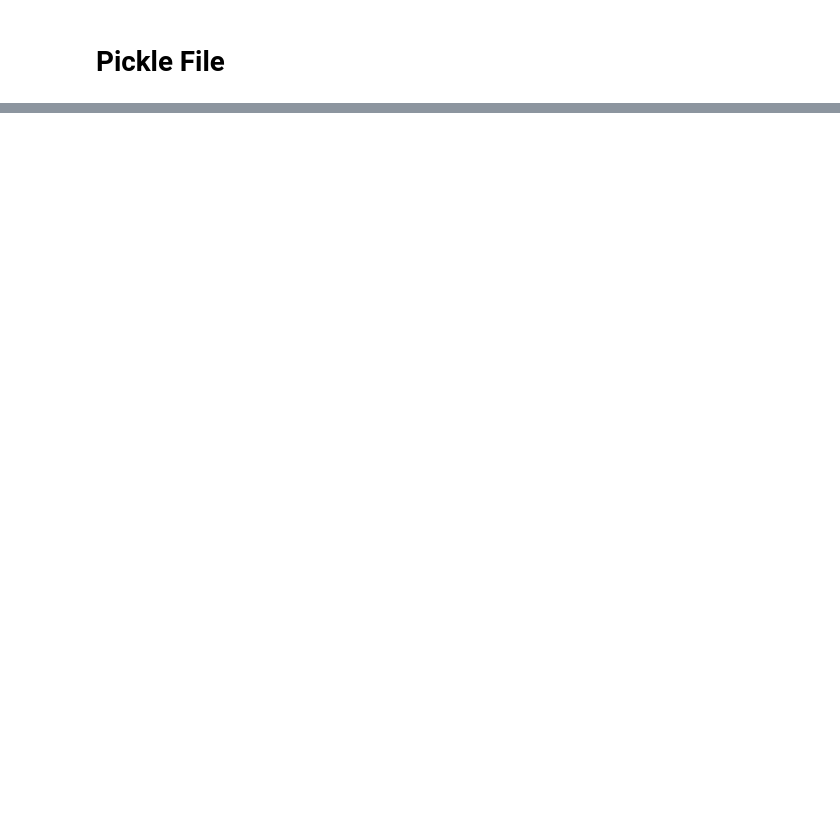
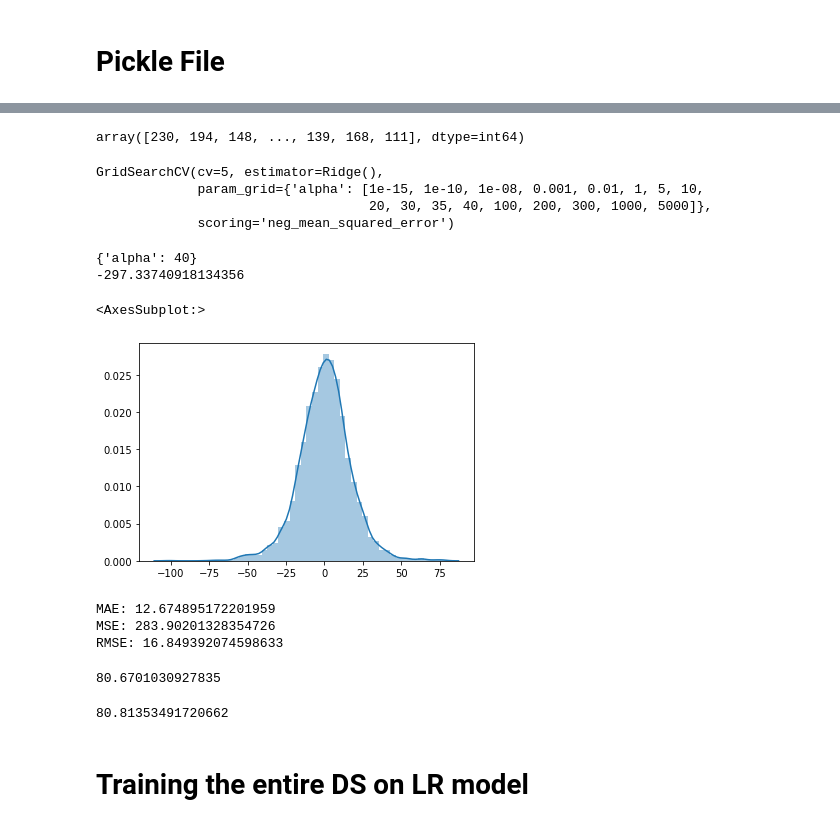
Before and after one commit to dhruvkp090/iplScorePred, a Jupyter notebook: IPL Score Prediction.ipynb, the cells around one changed output, grey strips where cells are left out. Cells and saved outputs as stored; diff of their text form; code cells hidden in the pictures; blank space fills up the shorter version.

Commit message:
Checking accuracy and other models to improve

```diff
--- a/IPL Score Prediction.ipynb
+++ b/IPL Score Prediction.ipynb
@@ -315,0 +445,9 @@ pickle.dump(rf, open(fileName, 'wb'))
+# %%
+X_train = train.drop(columns = 'total', axis = 1)
+X_test = test.drop(columns = 'total', axis = 1)
+
+Y_train = train['total'].values
+Y_test = test['total'].values
+# %%
+X_train.drop(labels = 'date', axis = True, inplace = True)
+X_test.drop(labels = 'date', axis = True, inplace = True)
@@ -315,0 +464,46 @@ pickle.dump(rf, open(fileName, 'wb'))
+# %%
+Y_train
+# %% [output]
+array([230, 194, 148, ..., 139, 168, 111], dtype=int64)
+# %%
+# Ridge Regression
+ridge=Ridge()
+parameters={'alpha':[1e-15,1e-10,1e-8,1e-3,1e-2,1,5,10,20,30,35, 40, 100, 200, 300, 1000, 5000]}
+ridge_regressor=GridSearchCV(ridge,parameters,scoring='neg_mean_squared_error',cv=5)
+ridge_regressor.fit(X_train,Y_train)
+# %% [output]
+GridSearchCV(cv=5, estimator=Ridge(),
+             param_grid={'alpha': [1e-15, 1e-10, 1e-08, 0.001, 0.01, 1, 5, 10,
+                                   20, 30, 35, 40, 100, 200, 300, 1000, 5000]},
+             scoring='neg_mean_squared_error')
+# %%
+print(ridge_regressor.best_params_)
+print(ridge_regressor.best_score_)
+# %% [output]
+{'alpha': 40}
+-297.33740918134356
+# %%
+prediction = ridge_regressor.predict(X_test)
+# %%
+snb.distplot(Y_test - prediction)
+# %% [output]
+<AxesSubplot:>
+[figure, added]
+# %%
+print('MAE:', metrics.mean_absolute_error(Y_test, prediction))
+print('MSE:', metrics.mean_squared_error(Y_test, prediction))
+print('RMSE:', np.sqrt(metrics.mean_squared_error(Y_test, prediction)))
+# %% [output]
+MAE: 12.674895172201959
+MSE: 283.90201328354726
+RMSE: 16.849392074598633
+# %%
+thresh = 20
+tot = len(prediction)
+count = 0
+for i in range(len(prediction)):
+    if abs(prediction[i] - Y_test[i]) <= thresh:
+        count+=1
+print((count/tot)*100)
+# %% [output]
+80.6701030927835
@@ -315,0 +517,12 @@ pickle.dump(rf, open(fileName, 'wb'))
+# %%
+thresh = 20
+tot = len(predLinear)
+count = 0
+for i in range(len(predLinear)):
+    if abs(predLinear[i] - Y_test[i]) <= thresh:
+        count+=1
+print((count/tot)*100)
+# %% [output]
+80.81353491720662
+# %% [markdown]
+# Training the entire DS on LR model
```
Also changed, not shown: parts of 37 cells of this notebook, 2 other files.
